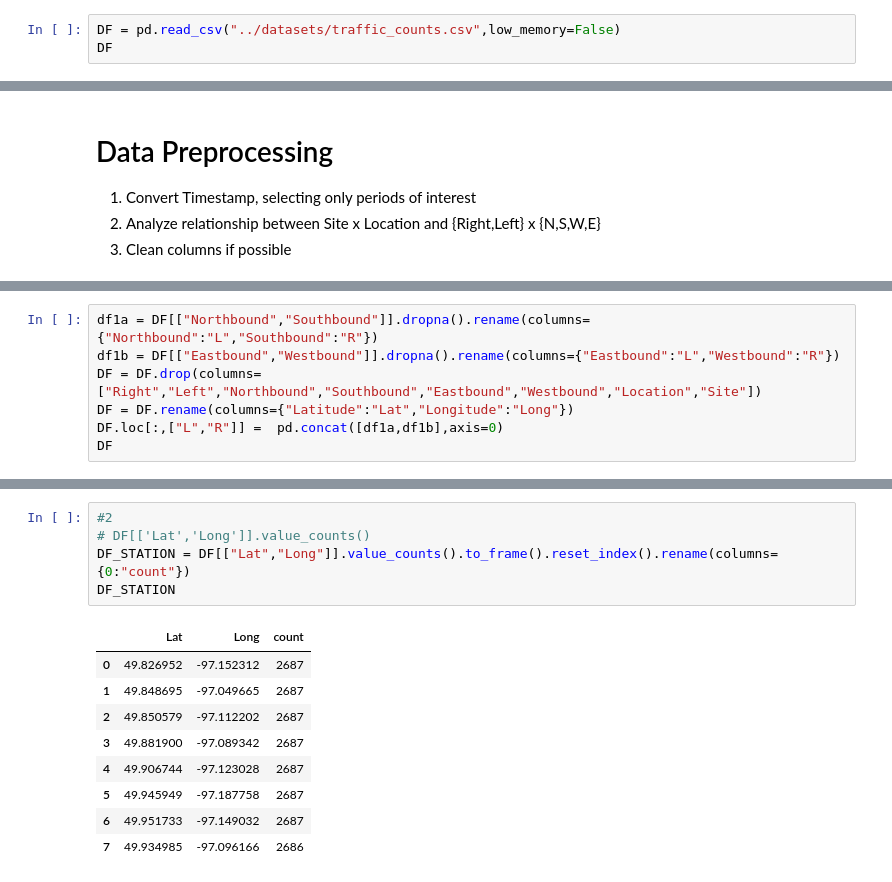
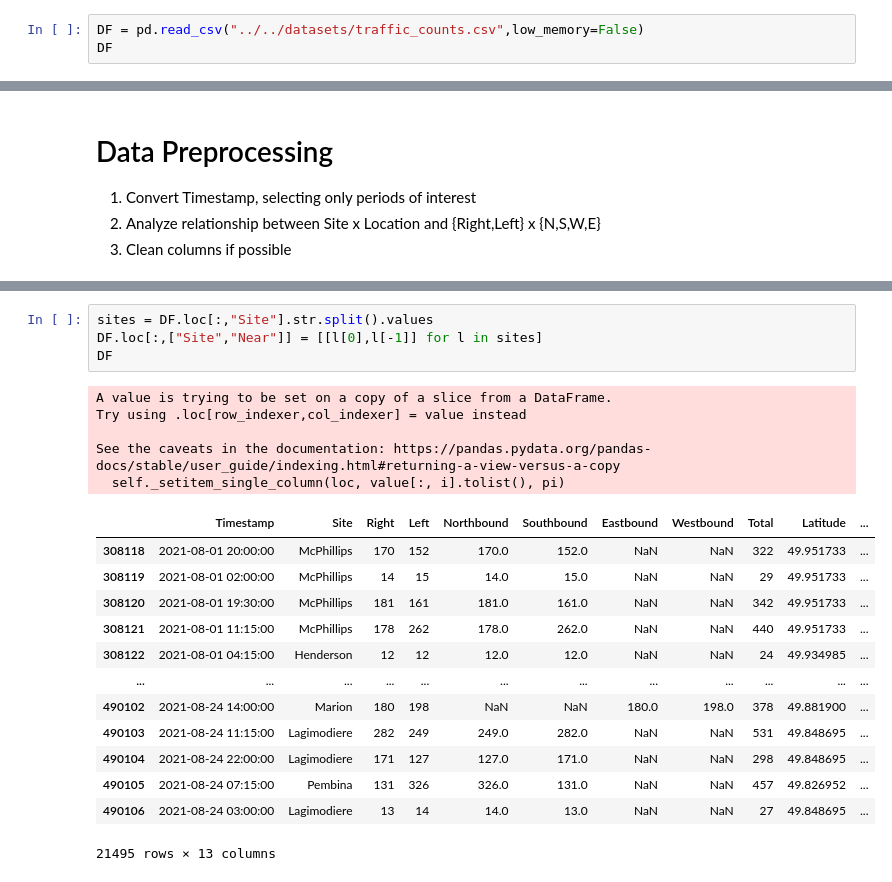
Before and after one commit to tranndt/ml-comp4710-WPGTransitOTP, a Jupyter notebook: res/jason/02_traffic_counts.ipynb, the cells around one changed output, grey strips where cells are left out. Saved outputs shown, nothing was run; the diff lists cells and outputs as text.

Commit message:
Added Clean Datasets

```diff
--- a/res/jason/0_traffic_counts.ipynb
+++ b/res/jason/02_traffic_counts.ipynb
@@ -4,7 +4,7 @@ import numpy as np
 import matplotlib.pyplot as plt
 import seaborn as sns
 # %%
-DF = pd.read_csv("../datasets/traffic_counts.csv",low_memory=False)
+DF = pd.read_csv("../../datasets/traffic_counts.csv",low_memory=False)
 DF
 # %% [output]
 |  | Timestamp | Site | Right | Left | Northbound | Southbound | Eastbound | Westbound | Total | Latitude | ... |
@@ -72,7 +66,0 @@ See the caveats in the documentation: https://pandas.pydata.org/pandas-docs/stab
-# %%
-df1a = DF[["Northbound","Southbound"]].dropna().rename(columns={"Northbound":"L","Southbound":"R"})
-df1b = DF[["Eastbound","Westbound"]].dropna().rename(columns={"Eastbound":"L","Westbound":"R"})
-DF = DF.drop(columns=["Right","Left","Northbound","Southbound","Eastbound","Westbound","Location","Site"])
-DF = DF.rename(columns={"Latitude":"Lat","Longitude":"Long"})
-DF.loc[:,["L","R"]] =  pd.concat([df1a,df1b],axis=0)
-DF
@@ -93,15 +67,23 @@ DF
-# %%
-#2
-# DF[['Lat','Long']].value_counts()
-DF_STATION = DF[["Lat","Long"]].value_counts().to_frame().reset_index().rename(columns={0:"count"})
-DF_STATION
-# %% [output]
-|  | Lat | Long | count |
-| 0 | 49.826952 | -97.152312 | 2687 |
-| 1 | 49.848695 | -97.049665 | 2687 |
-| 2 | 49.850579 | -97.112202 | 2687 |
-| 3 | 49.881900 | -97.089342 | 2687 |
-| 4 | 49.906744 | -97.123028 | 2687 |
-| 5 | 49.945949 | -97.187758 | 2687 |
-| 6 | 49.951733 | -97.149032 | 2687 |
-| 7 | 49.934985 | -97.096166 | 2686 |
+# %%
+sites = DF.loc[:,"Site"].str.split().values
+DF.loc[:,["Site","Near"]] = [[l[0],l[-1]] for l in sites]
+DF
+# %% [output]
+A value is trying to be set on a copy of a slice from a DataFrame.
+Try using .loc[row_indexer,col_indexer] = value instead
+
+See the caveats in the documentation: https://pandas.pydata.org/pandas-docs/stable/user_guide/indexing.html#returning-a-view-versus-a-copy
+  self._setitem_single_column(loc, value[:, i].tolist(), pi)
+|  | Timestamp | Site | Right | Left | Northbound | Southbound | Eastbound | Westbound | Total | Latitude | ... |
+| 308118 | 2021-08-01 20:00:00 | McPhillips | 170 | 152 | 170.0 | 152.0 | NaN | NaN | 322 | 49.951733 | ... |
+| 308119 | 2021-08-01 02:00:00 | McPhillips | 14 | 15 | 14.0 | 15.0 | NaN | NaN | 29 | 49.951733 | ... |
+| 308120 | 2021-08-01 19:30:00 | McPhillips | 181 | 161 | 181.0 | 161.0 | NaN | NaN | 342 | 49.951733 | ... |
+| 308121 | 2021-08-01 11:15:00 | McPhillips | 178 | 262 | 178.0 | 262.0 | NaN | NaN | 440 | 49.951733 | ... |
+| 308122 | 2021-08-01 04:15:00 | Henderson | 12 | 12 | 12.0 | 12.0 | NaN | NaN | 24 | 49.934985 | ... |
+| ... | ... | ... | ... | ... | ... | ... | ... | ... | ... | ... | ... |
+| 490102 | 2021-08-24 14:00:00 | Marion | 180 | 198 | NaN | NaN | 180.0 | 198.0 | 378 | 49.881900 | ... |
+| 490103 | 2021-08-24 11:15:00 | Lagimodiere | 282 | 249 | 249.0 | 282.0 | NaN | NaN | 531 | 49.848695 | ... |
+| 490104 | 2021-08-24 22:00:00 | Lagimodiere | 171 | 127 | 127.0 | 171.0 | NaN | NaN | 298 | 49.848695 | ... |
+| 490105 | 2021-08-24 07:15:00 | Pembina | 131 | 326 | 326.0 | 131.0 | NaN | NaN | 457 | 49.826952 | ... |
+| 490106 | 2021-08-24 03:00:00 | Lagimodiere | 13 | 14 | 14.0 | 13.0 | NaN | NaN | 27 | 49.848695 | ... |
+21495 rows × 13 columns
```
Also changed, not shown: parts of 4 cells of this notebook, 9 other files.
